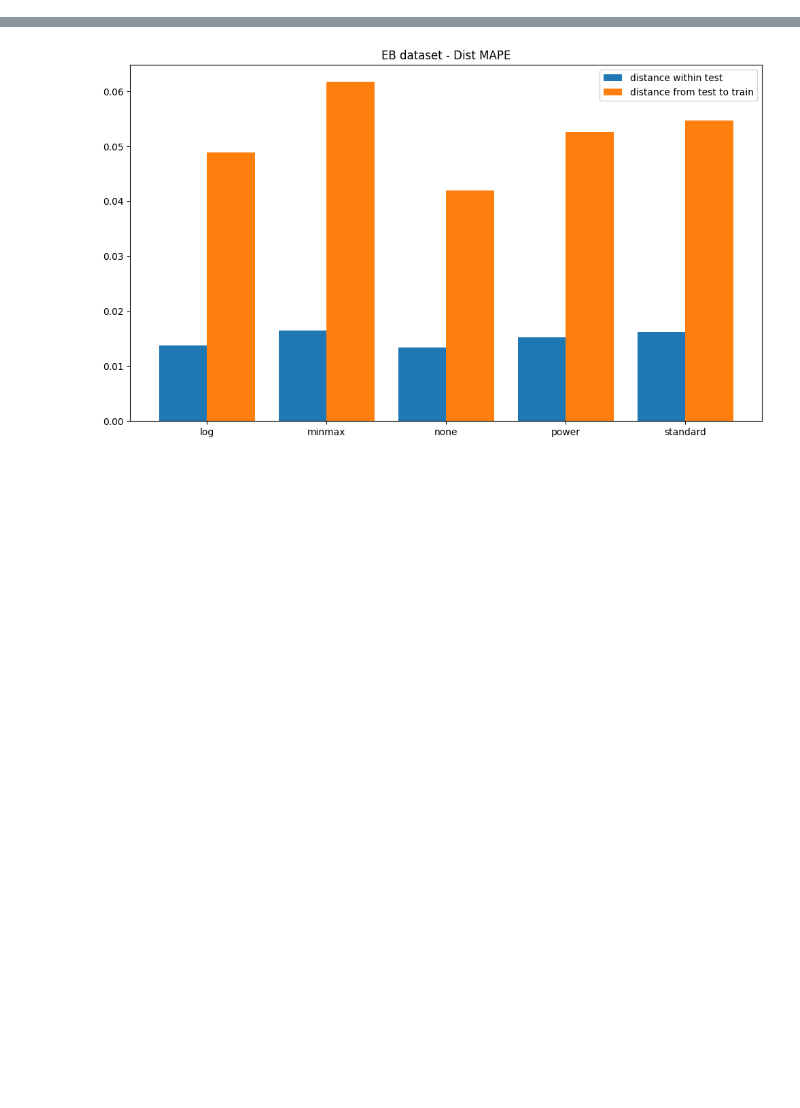
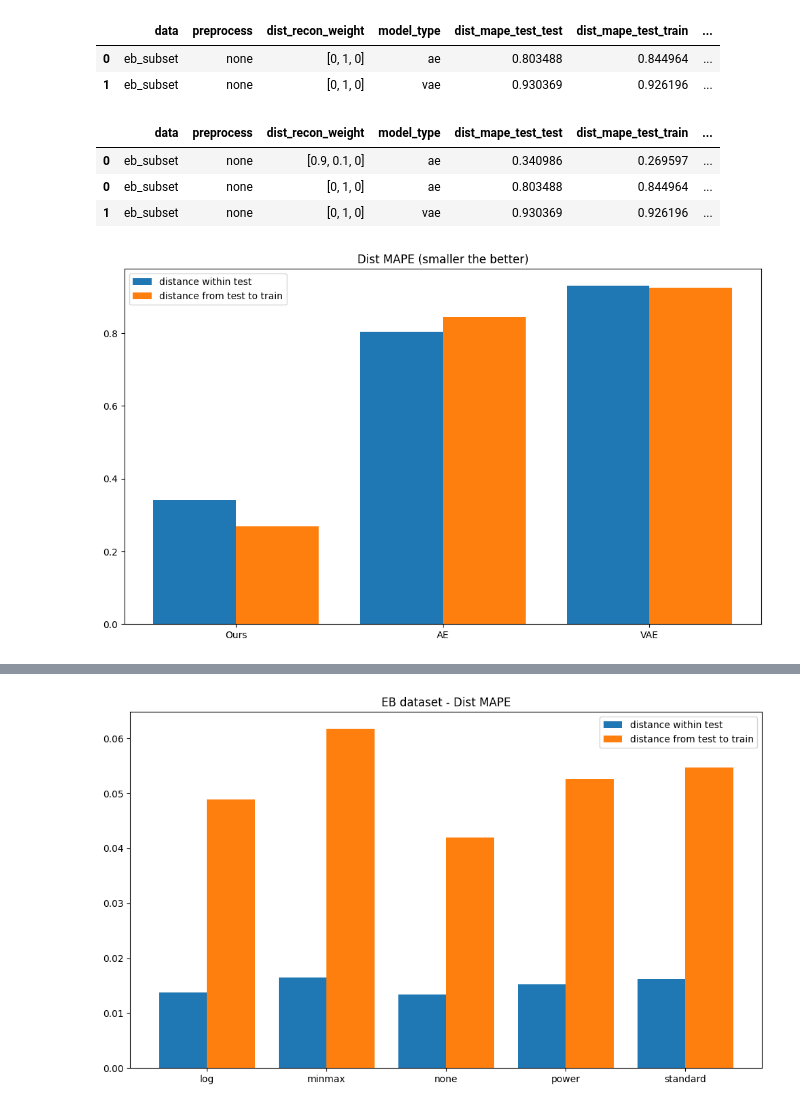
Before and after one commit to KrishnaswamyLab/GeometryAwareGenerativeAutoencoder, a Jupyter notebook: notebooks/grant_resuts.ipynb, the cells around one changed output, grey strips where cells are left out. Drawn from its saved outputs; the diff is of its cells as text; code cells hidden in the pictures; blank space fills up the shorter version.

```diff
--- a/notebooks/grant_resuts.ipynb
+++ b/notebooks/grant_resuts.ipynb
@@ -193,0 +196,19 @@ res_df
+# %%
+
+# Initialize wandb (replace 'your_entity' and 'your_project' with your specific details)
+wandb.login()
+api = wandb.Api()
+
+# Specify your entity, project, and sweep ID
+entity = "xingzhis"
+project = "dmae"
+# sweep_id = "cnpdtv5t"
+sweep_id = 'nbcoi2jr'
+
+# Fetch the sweep
+sweep = api.sweep(f"{entity}/{project}/{sweep_id}")
+
+# List all runs in the sweep
+run_names = [run.name for run in sweep.runs]
+
+print("Run names in the sweep:", run_names)
@@ -193,0 +336,41 @@ res_df
+# %%
+res_df2
+# %% [output]
+|  | data | preprocess | dist_recon_weight | model_type | dist_mape_test_test | dist_mape_test_train | ... |
+| 0 | eb_subset | none | [0, 1, 0] | ae | 0.803488 | 0.844964 | ... |
+| 1 | eb_subset | none | [0, 1, 0] | vae | 0.930369 | 0.926196 | ... |
+# %%
+res_all = pd.concat([res_df, res_df2])
+# %%
+res_all
+# %% [output]
+|  | data | preprocess | dist_recon_weight | model_type | dist_mape_test_test | dist_mape_test_train | ... |
+| 0 | eb_subset | none | [0.9, 0.1, 0] | ae | 0.340986 | 0.269597 | ... |
+| 0 | eb_subset | none | [0, 1, 0] | ae | 0.803488 | 0.844964 | ... |
+| 1 | eb_subset | none | [0, 1, 0] | vae | 0.930369 | 0.926196 | ... |
+# %%
+res_all['method'] = ['Ours', 'AE', 'VAE']
+# %%
+plt.figure(figsize=(10, 6))
+# Assuming res_df is your DataFrame
+data_subset = res_all
+width = 0.4  # width of the bars
+
+# Create a numeric range for x-coordinates
+ind = np.arange(len(data_subset))
+
+# Create the bar plots
+plt.bar(ind - width/2, data_subset['dist_mape_test_test'], width, label='distance within test')
+plt.bar(ind + width/2, data_subset['dist_mape_test_train'], width, label='distance from test to train')
+
+# Set the x-ticks and labels
+plt.xticks(ind, data_subset['method'])
+plt.xticks(rotation=0)
+# plt.ylim(0.006, 0.007)
+# plt.ylim(0., 0.016)
+plt.title('Dist MAPE (smaller the better)')
+plt.legend()
+plt.tight_layout()
+plt.show()
+# %% [output]
+[figure, added]
```
Also changed, not shown: parts of 9 cells of this notebook, 11 other files.
